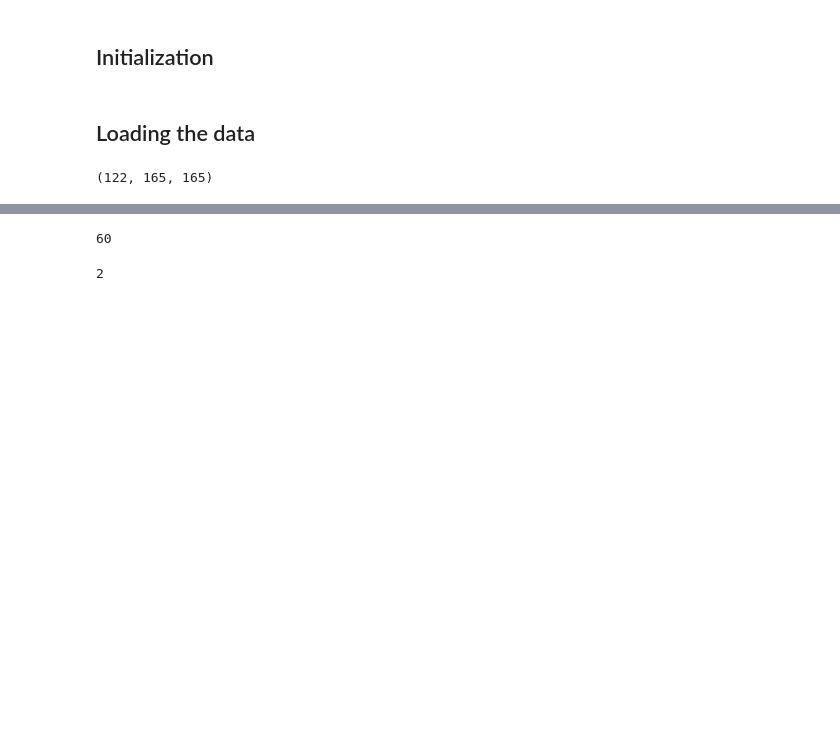
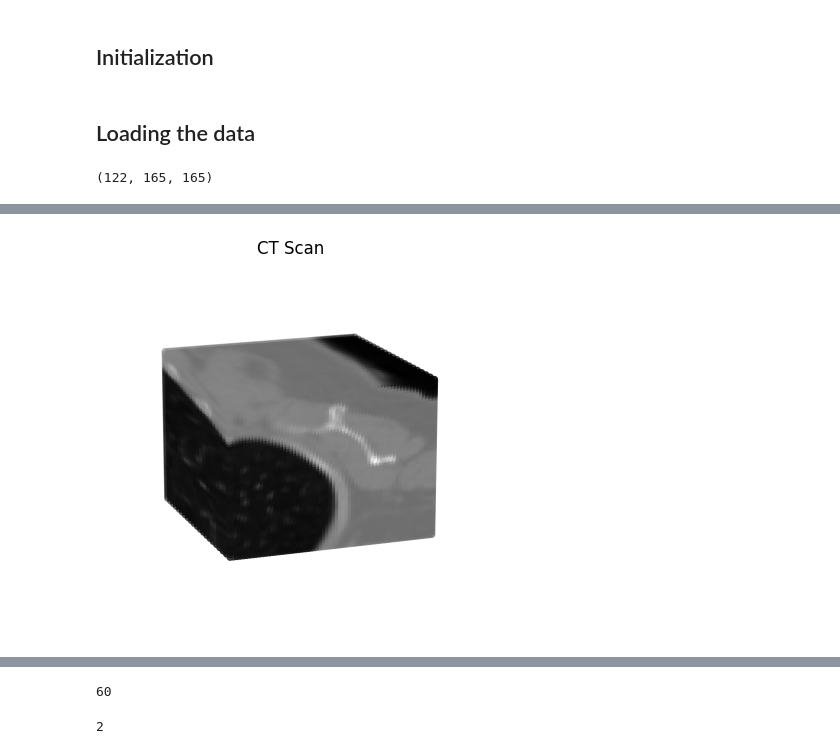
Before and after one commit to AliAfs/SiT_3D, a Jupyter notebook: test_general.ipynb, the cells around one changed output, grey strips where cells are left out. Drawn from its saved outputs; the diff is of its cells as text; code cells hidden in the pictures; blank space fills up the shorter version.

```diff
--- a/test_general.ipynb
+++ b/test_general.ipynb
@@ -48,0 +149,6 @@ data_list[0].size
+# %%
+random_patch = random_volume_patch(data_list[0])
+# %%
+plot_3D(random_patch)
+# %% [output]
+[figure, added]
```
Also changed, not shown: parts of 11 cells of this notebook, 4 other files.
